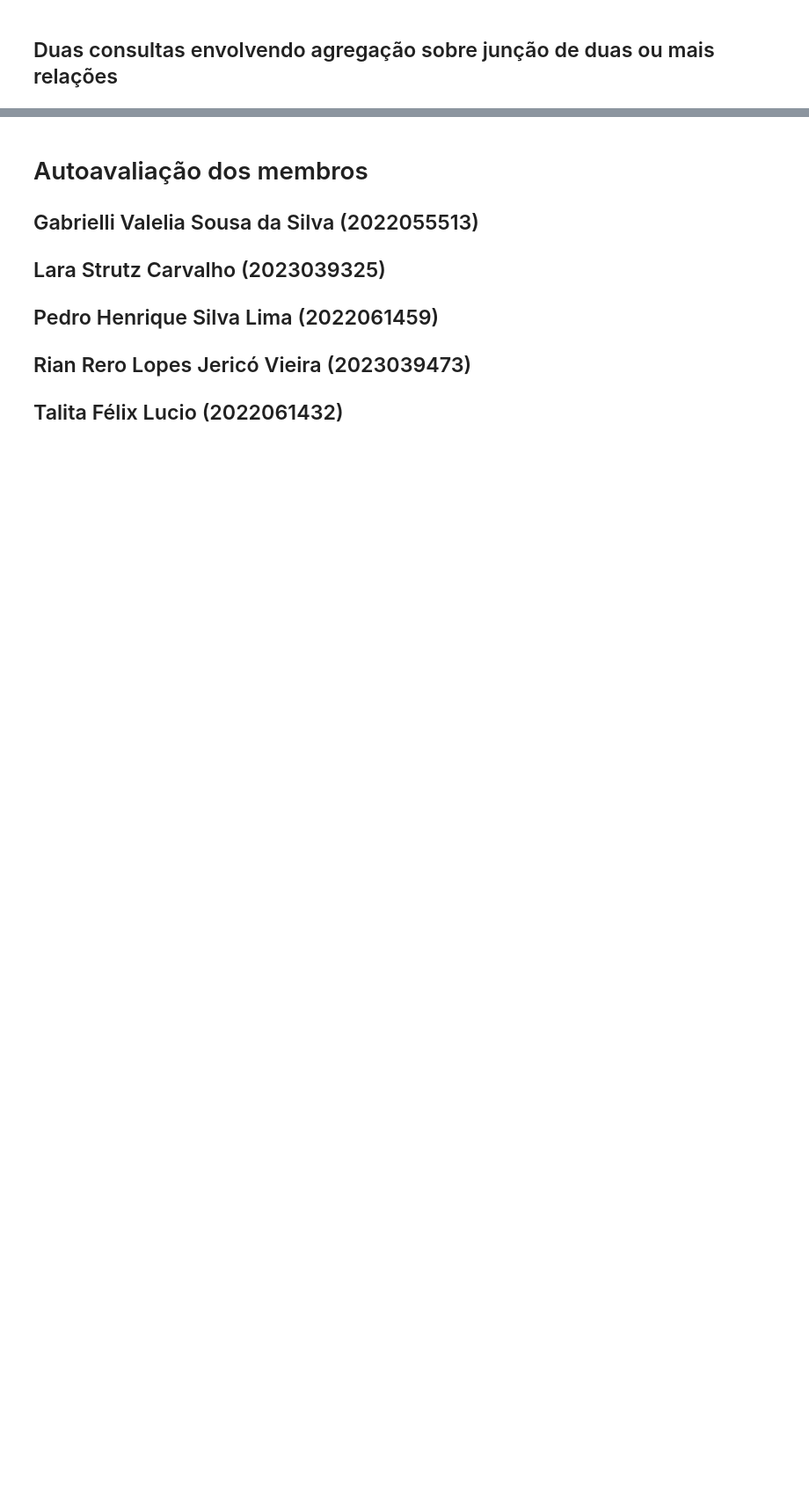
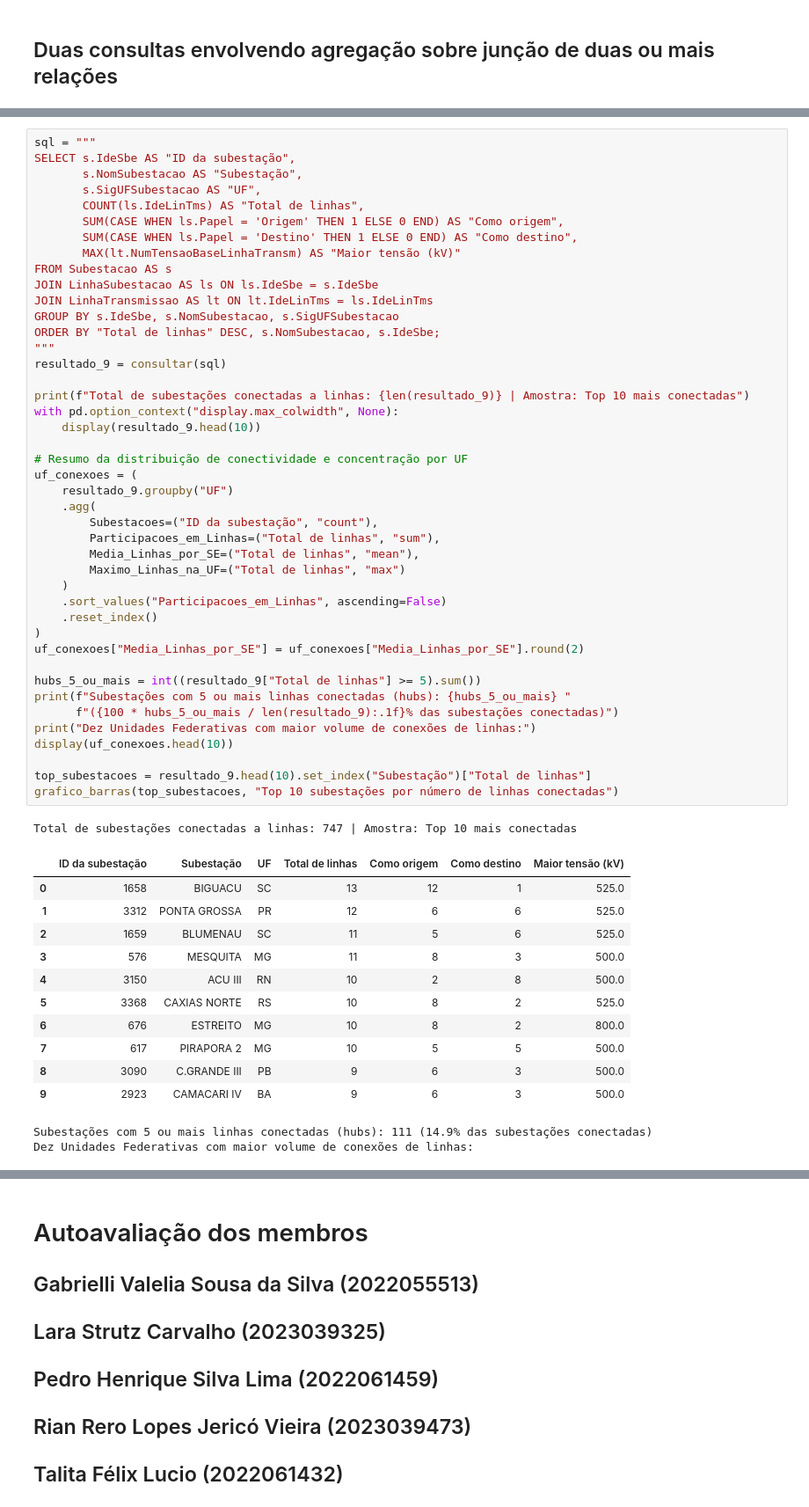
Before and after one commit to gabriellivalelia/TP2_IBD, a Jupyter notebook: tp2.ipynb, the cells around one changed output, grey strips where cells are left out. Shown at 88% size. Drawn from its saved outputs; the diff is of its cells as text; blank space fills up the shorter version.

```diff
--- a/tp2.ipynb
+++ b/tp2.ipynb
@@ -1306,0 +1549,58 @@ A unidade contada é o módulo de equipamento. Os totais descrevem a composiçã
+# %%
+sql = """
+SELECT s.IdeSbe AS "ID da subestação",
+       s.NomSubestacao AS "Subestação",
+       s.SigUFSubestacao AS "UF",
+       COUNT(ls.IdeLinTms) AS "Total de linhas",
+       SUM(CASE WHEN ls.Papel = 'Origem' THEN 1 ELSE 0 END) AS "Como origem",
+       SUM(CASE WHEN ls.Papel = 'Destino' THEN 1 ELSE 0 END) AS "Como destino",
+       MAX(lt.NumTensaoBaseLinhaTransm) AS "Maior tensão (kV)"
+FROM Subestacao AS s
+JOIN LinhaSubestacao AS ls ON ls.IdeSbe = s.IdeSbe
+JOIN LinhaTransmissao AS lt ON lt.IdeLinTms = ls.IdeLinTms
+GROUP BY s.IdeSbe, s.NomSubestacao, s.SigUFSubestacao
+ORDER BY "Total de linhas" DESC, s.NomSubestacao, s.IdeSbe;
+"""
+resultado_9 = consultar(sql)
+
+print(f"Total de subestações conectadas a linhas: {len(resultado_9)} | Amostra: Top 10 mais conectadas")
+with pd.option_context("display.max_colwidth", None):
+    display(resultado_9.head(10))
+
+# Resumo da distribuição de conectividade e concentração por UF
+uf_conexoes = (
+    resultado_9.groupby("UF")
+    .agg(
+        Subestacoes=("ID da subestação", "count"),
+        Participacoes_em_Linhas=("Total de linhas", "sum"),
+        Media_Linhas_por_SE=("Total de linhas", "mean"),
+        Maximo_Linhas_na_UF=("Total de linhas", "max")
+    )
+    .sort_values("Participacoes_em_Linhas", ascending=False)
+    .reset_index()
+)
+uf_conexoes["Media_Linhas_por_SE"] = uf_conexoes["Media_Linhas_por_SE"].round(2)
+
+hubs_5_ou_mais = int((resultado_9["Total de linhas"] >= 5).sum())
+print(f"Subestações com 5 ou mais linhas conectadas (hubs): {hubs_5_ou_mais} "
+      f"({100 * hubs_5_ou_mais / len(resultado_9):.1f}% das subestações conectadas)")
+print("Dez Unidades Federativas com maior volume de conexões de linhas:")
+display(uf_conexoes.head(10))
+
+top_subestacoes = resultado_9.head(10).set_index("Subestação")["Total de linhas"]
+grafico_barras(top_subestacoes, "Top 10 subestações por número de linhas conectadas")
+# %% [output]
+Total de subestações conectadas a linhas: 747 | Amostra: Top 10 mais conectadas
+|  | ID da subestação | Subestação | UF | Total de linhas | Como origem | Como destino | Maior tensão (kV) |
+| 0 | 1658 | BIGUACU | SC | 13 | 12 | 1 | 525.0 |
+| 1 | 3312 | PONTA GROSSA | PR | 12 | 6 | 6 | 525.0 |
+| 2 | 1659 | BLUMENAU | SC | 11 | 5 | 6 | 525.0 |
+| 3 | 576 | MESQUITA | MG | 11 | 8 | 3 | 500.0 |
+| 4 | 3150 | ACU III | RN | 10 | 2 | 8 | 500.0 |
+| 5 | 3368 | CAXIAS NORTE | RS | 10 | 8 | 2 | 525.0 |
+| 6 | 676 | ESTREITO | MG | 10 | 8 | 2 | 800.0 |
+| 7 | 617 | PIRAPORA 2 | MG | 10 | 5 | 5 | 500.0 |
+| 8 | 3090 | C.GRANDE III | PB | 9 | 6 | 3 | 500.0 |
+| 9 | 2923 | CAMACARI IV | BA | 9 | 6 | 3 | 500.0 |
+Subestações com 5 ou mais linhas conectadas (hubs): 111 (14.9% das subestações conectadas)
+Dez Unidades Federativas com maior volume de conexões de linhas:
```
Also changed, not shown: parts of 22 cells of this notebook.
